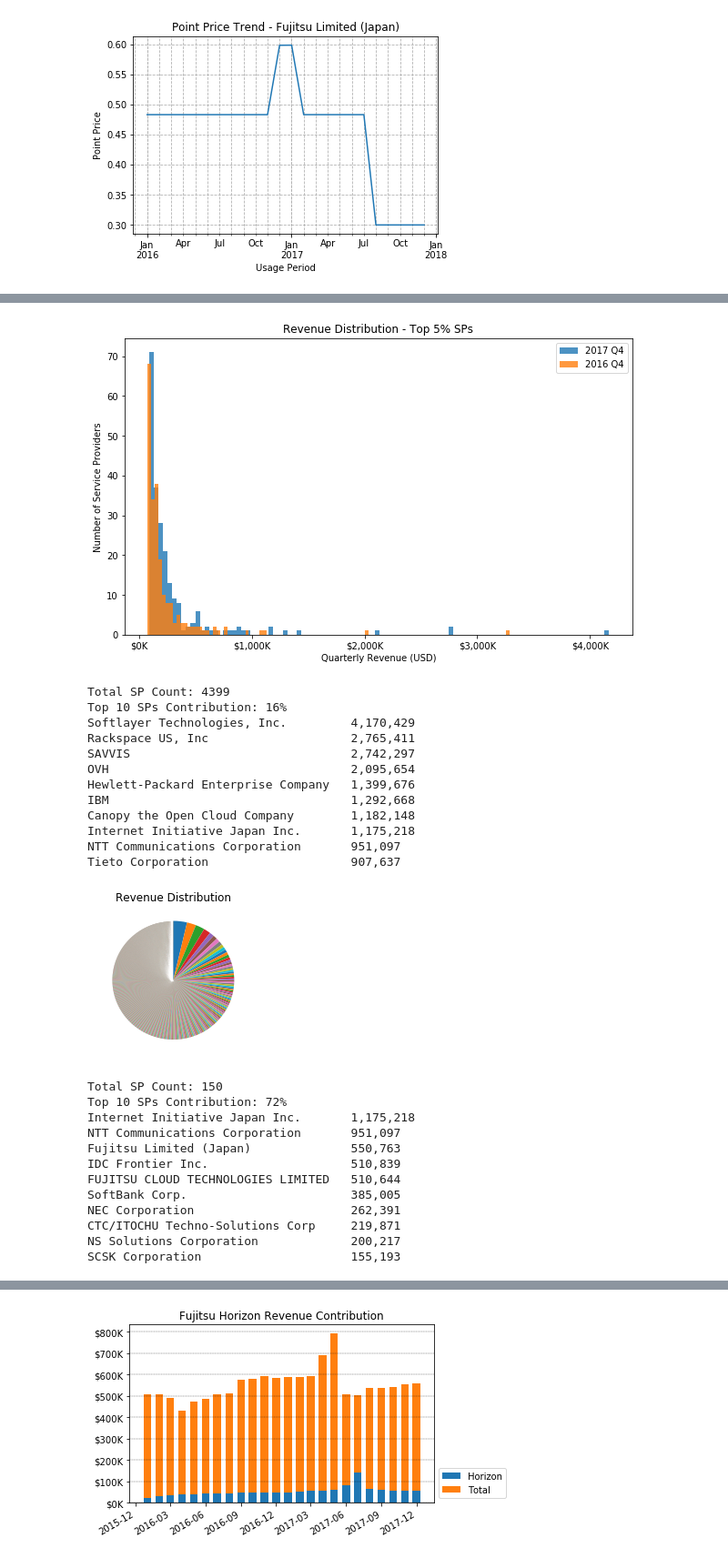
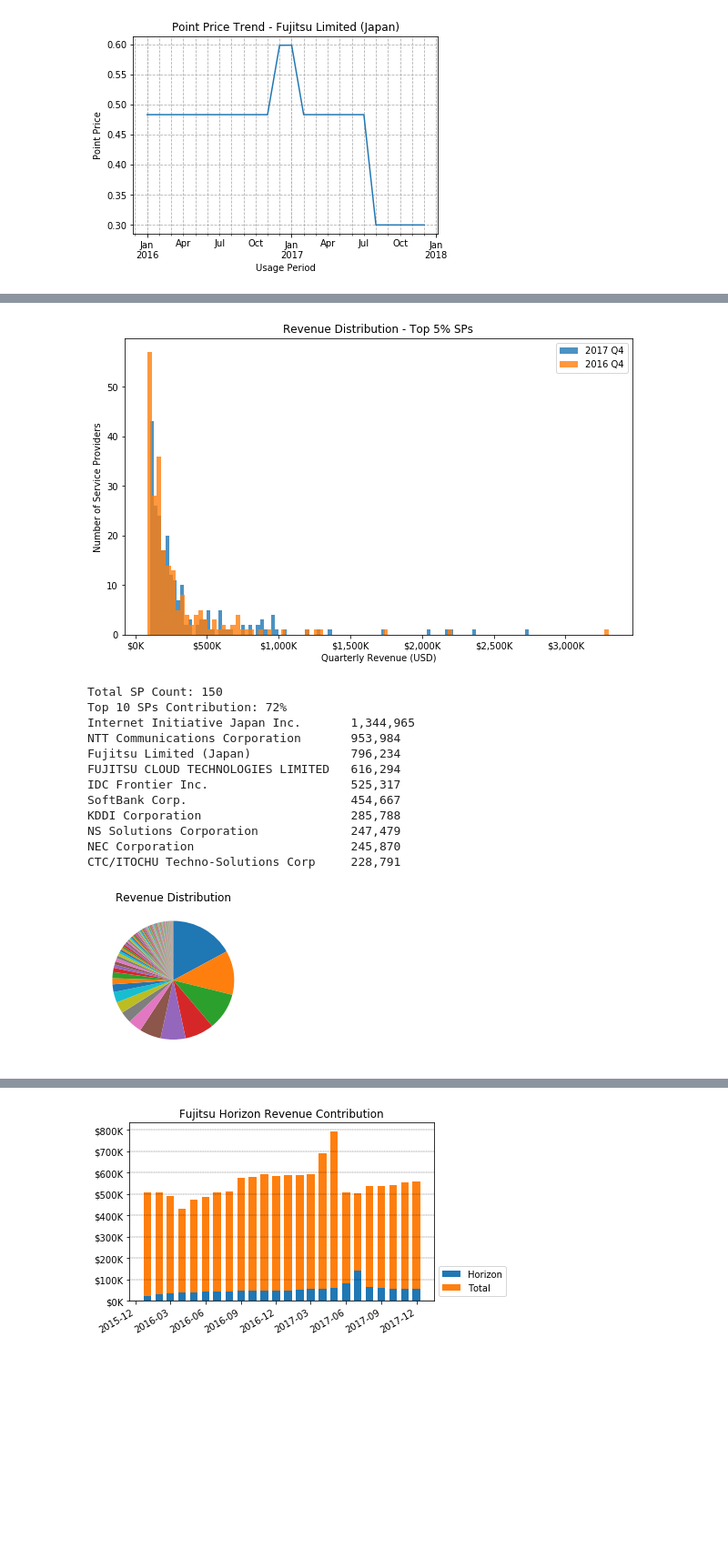
Before and after one commit to k1fukumoto/vcpp-data, a Jupyter notebook: report/GlobalUsagePoints.ipynb, the cells around one changed output, grey strips where cells are left out. Shown at 91% size. Saved outputs shown, nothing was run; the diff lists cells and outputs as text; code cells hidden in the pictures; blank space fills up the shorter version.

```diff
--- a/report/GlobalUsagePoints.ipynb
+++ b/report/GlobalUsagePoints.ipynb
@@ -13,8 +13,9 @@ import plot_helper as ph
 import data_helper as dh
 
 CSV_FILES = [
-    '../data/GlobalUsageReport_05-17-2018.csv'
-#    '../data/GlobalUsageReport_02-22-2018.csv'
+#    '../data/GlobalUsageReport 2018-05-17.csv',
+    '../data/GlobalUsageReport_02-22-2018.csv',
+    '../data/GlobalUsageReport_11-20-2018.csv'
 ]
 
 DF = dh.load_files(CSV_FILES)
@@ -51,6 +53,14 @@ YoY Quarterly Revenue Growth : +20%
 # %%
 DF.loc[DF['Service Provider'].str.match(r'.*Softlayer*'),'Partner Group Name'] = 'IBM'
 DF.loc[DF['Service Provider'].str.match(r'.*Softlayer*'),'Partner Status'] = 'Showcase'
+
+DF.loc[DF['Service Provider'].str.match(r'OVH*'),'Partner Group Name'] = 'OVH'
+DF.loc[DF['Service Provider'].str.match(r'OVH*'),'Partner Status'] = 'Showcase'
+
+DF.loc[DF['Partner Group Name'].str.match(r'Fujitsu*'),'Partner Group Name'] = 'Fujitsu'
+
+DF.loc[DF['Product Group'] == 'Bundle','Product Group'] = 'Bundle - SDDC'
+DF.loc[DF['Product Group'] == 'Horizon','Product Group'] = 'Bundle - Horizon'
 # %% [markdown]
 ### Showcase Partner Growth Trend
 # %%
@@ -489,8 +435,8 @@ def plot_hist(data_prev,data_last,cutoff,title):
     fig.set_size_inches(10,6)
     plt.show()
 
-df_last_q = df_quarter(df,END_QUARTER)
-df_prev_q = df_quarter(df,YEAR_AGO_QUARTER)
+df_last_q = df_quarter(DF,END_QUARTER)
+df_prev_q = df_quarter(DF,YEAR_AGO_QUARTER)
 data_last = df_last_q.groupby('Service Provider')['Value (USD)'].sum().sort_values(ascending=False)
 data_prev = df_prev_q.groupby('Service Provider')['Value (USD)'].sum().sort_values(ascending=False)
 
@@ -510,6 +456,6 @@ def print_pie(df):
     plt.gcf().set_size_inches(3,3)
     plt.show()
 
-print_pie(df_last_q)
+#print_pie(df_last_q)
 print_pie(df_last_q[df_last_q['Country'] == 'Japan'])
 # %% [output]
@@ -517,26 +463,14 @@ print_pie(df_last_q[df_last_q['Country'] == 'Japan'])
-[figure, old version]
+[figure, new version]
-Total SP Count: 4399
-Top 10 SPs Contribution: 16%
-Softlayer Technologies, Inc.         4,170,429
-Rackspace US, Inc                    2,765,411
-SAVVIS                               2,742,297
-OVH                                  2,095,654
-Hewlett-Packard Enterprise Company   1,399,676
-IBM                                  1,292,668
-Canopy the Open Cloud Company        1,182,148
-Internet Initiative Japan Inc.       1,175,218
-NTT Communications Corporation       951,097
-Tieto Corporation                    907,637
+Total SP Count: 150
+Top 10 SPs Contribution: 72%
+Internet Initiative Japan Inc.       1,344,965
+NTT Communications Corporation       953,984
+Fujitsu Limited (Japan)              796,234
+FUJITSU CLOUD TECHNOLOGIES LIMITED   616,294
+IDC Frontier Inc.                    525,317
+SoftBank Corp.                       454,667
+KDDI Corporation                     285,788
+NS Solutions Corporation             247,479
+NEC Corporation                      245,870
+CTC/ITOCHU Techno-Solutions Corp     228,791
-[figure, old version]
+[figure, new version]
-Total SP Count: 150
-Top 10 SPs Contribution: 72%
-Internet Initiative Japan Inc.       1,175,218
-NTT Communications Corporation       951,097
-Fujitsu Limited (Japan)              550,763
-IDC Frontier Inc.                    510,839
-FUJITSU CLOUD TECHNOLOGIES LIMITED   510,644
-SoftBank Corp.                       385,005
-NEC Corporation                      262,391
-CTC/ITOCHU Techno-Solutions Corp     219,871
-NS Solutions Corporation             200,217
-SCSK Corporation                     155,193
```
Also changed, not shown: parts of 17 cells of this notebook.
